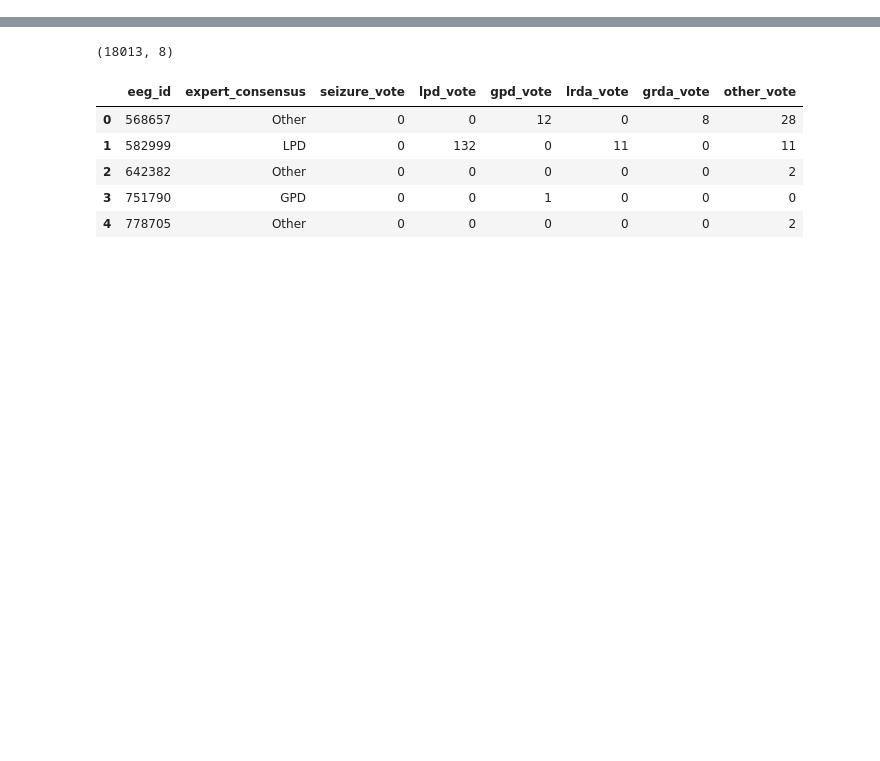
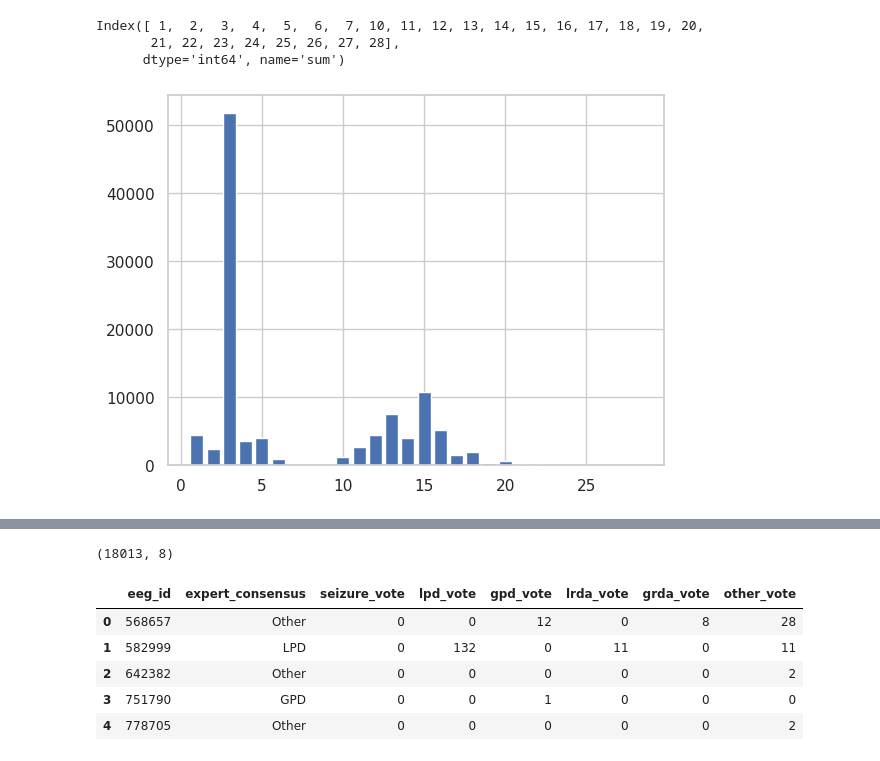
Before and after one commit to data-ty-kim/kaggle-hms, a Jupyter notebook: notebooks-sh/dataEDA.ipynb, the cells around one changed output, grey strips where cells are left out. Drawn from its saved outputs; the diff is of its cells as text; code cells hidden in the pictures; blank space fills up the shorter version.

```diff
--- a/notebooks-sh/dataEDA.ipynb
+++ b/notebooks-sh/dataEDA.ipynb
@@ -6,6 +6,7 @@ import seaborn as sns
 sns.set(style='whitegrid')
 
 train = pd.read_csv("../data/raw/train.csv")
+TARGETS = train.iloc[:,-6:]
 
 print(train.shape)
 train.head(30)
@@ -28,3 +29,15 @@ train.head(30)
 | 27 | 387987538 | 5 | 12.0 | 1084844 | 5 | 12.0 | ... |
 | 28 | 2175806584 | 0 | 0.0 | 1219001 | 0 | 0.0 | ... |
 | 29 | 2175806584 | 1 | 18.0 | 1219001 | 1 | 18.0 | ... |
+# %%
+import matplotlib.pyplot as plt
+TARGETS['sum'] = TARGETS.sum(axis=1) # sum = seizure_vote + lpd_vote + ... + other_vote
+# %%
+print(TARGETS['sum'].value_counts().index.sort_values()) # 결과보고 1~7, 10~28 2단계 학습 진행 가능
+plt.bar(TARGETS['sum'].value_counts().index,TARGETS['sum'].value_counts().values)
+plt.show()
+# %% [output]
+Index([ 1,  2,  3,  4,  5,  6,  7, 10, 11, 12, 13, 14, 15, 16, 17, 18, 19, 20,
+       21, 22, 23, 24, 25, 26, 27, 28],
+      dtype='int64', name='sum')
+[figure, added]
```
Also changed, not shown: parts of 7 cells of this notebook, 1 other file.
